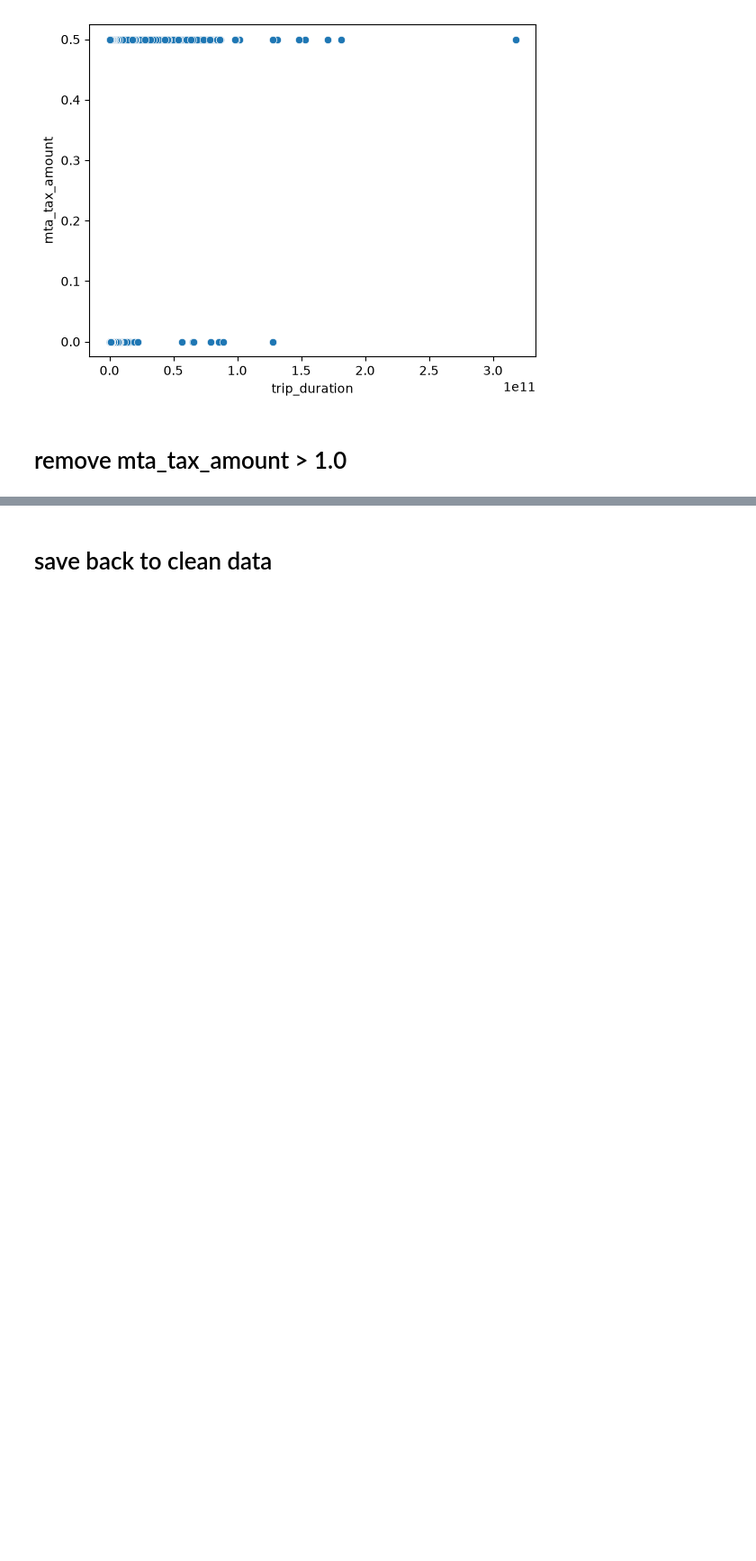
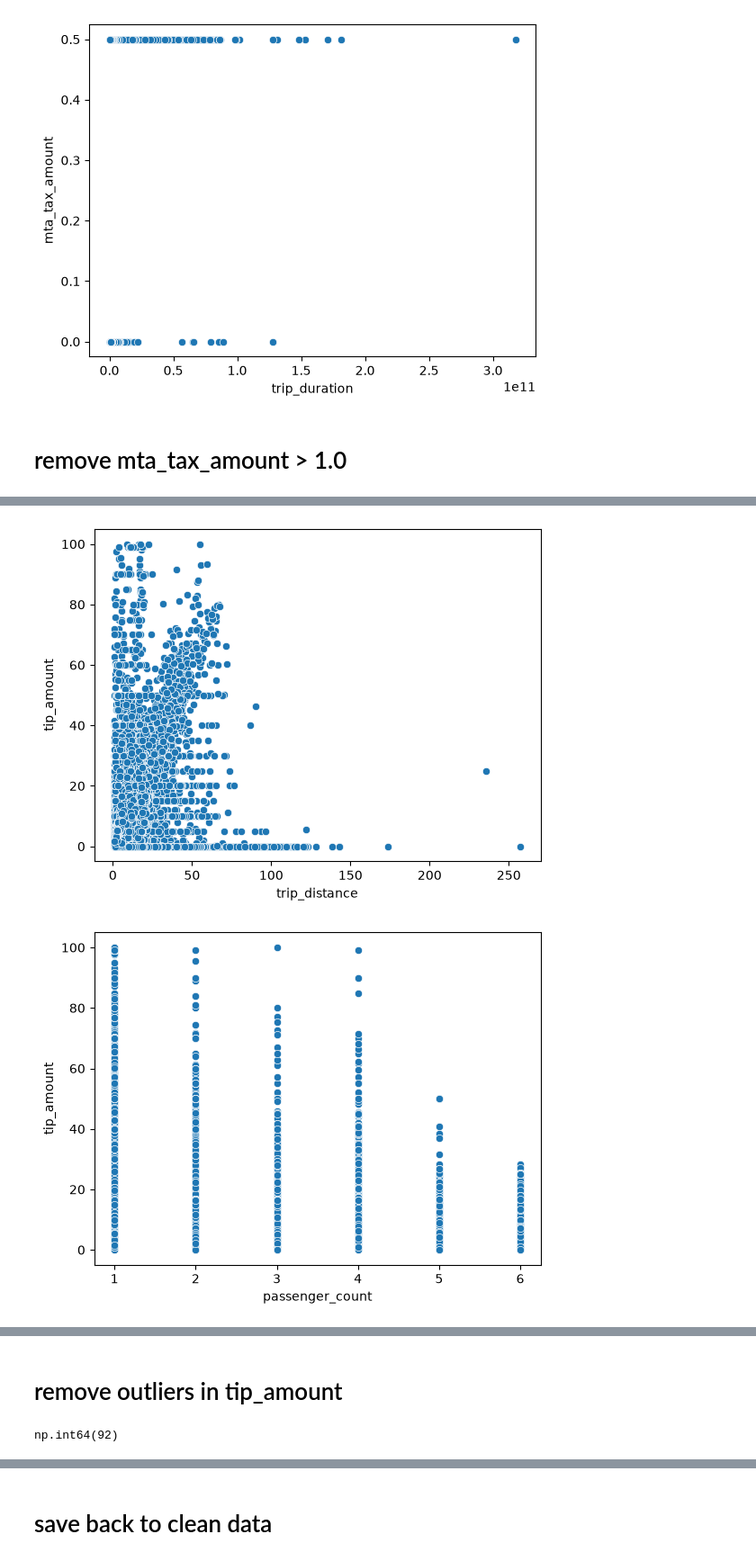
Before and after one commit to anirban2005143a/NYC-TLC-Analysis, a Jupyter notebook: data/data_processing/clean_surcharge_amounts.ipynb, the cells around one changed output, grey strips where cells are left out. Shown at 90% size. Saved outputs shown, nothing was run; the diff lists cells and outputs as text; code cells hidden in the pictures; blank space fills up the shorter version.

```diff
--- a/data/data_processing/clean_surcharge_amounts.ipynb
+++ b/data/data_processing/clean_surcharge_amounts.ipynb
@@ -71,5 +71,5 @@ df = df[df['mta_tax_amount'] < 1.0]
 # %%
-df['mta_tax_amount'] = df['mta_tax_amount'].astype('float16')
+df['mta_tax_amount'] = df['mta_tax_amount'].astype('float32')
 # %%
 df = df.reset_index(drop=True)
 # %%
@@ -78,0 +133,25 @@ np.float64(532.9509267807007)
+# %%
+# sns.pairplot(df[['tip_amount' , 'trip_distance', 'passenger_count', 'trip_duration', 'fare_amount', 'payment_type']])
+sns.scatterplot(
+    x = df['trip_distance'],
+    y = df['tip_amount']
+)
+plt.show()
+sns.scatterplot(
+    x = df['passenger_count'],
+    y = df['tip_amount']
+)
+plt.show()
+sns.scatterplot(
+    x = df['trip_duration'],
+    y = df['tip_amount']
+)
+plt.show()
+sns.scatterplot(
+    x = df['fare_amount'],
+    y = df['tip_amount']
+)
+plt.show()
+# %% [output]
+[figure, added]
+[figure, added]
@@ -78,0 +160,6 @@ np.float64(532.9509267807007)
+# %% [markdown]
+# remove outliers in tip_amount
+# %%
+(df['tip_amount'] > 80).sum()
+# %% [output]
+np.int64(92)
```
Also changed, not shown: parts of 59 cells of this notebook, 10 other files.
